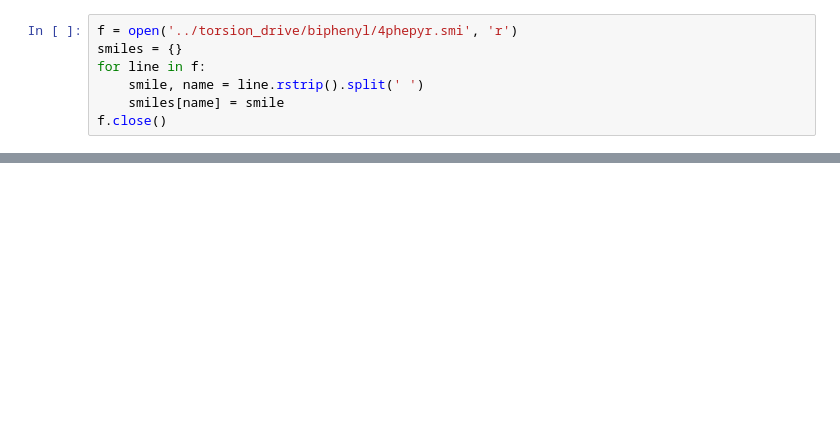
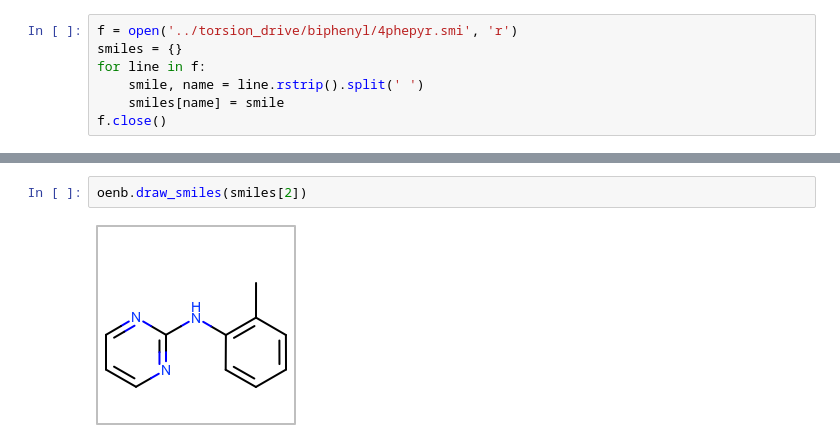
Before and after one commit to choderalab/torsionfit_examples, a Jupyter notebook: fragmentation/Fragmentation_prototyping.ipynb, the cells around one changed output, grey strips where cells are left out. Saved outputs shown, nothing was run; the diff lists cells and outputs as text; blank space fills up the shorter version.

```diff
--- a/fragmentation/Fragmentation_prototyping.ipynb
+++ b/fragmentation/Fragmentation_prototyping.ipynb
@@ -132,0 +325,4 @@ Warning: OEWriteReport() Cannot write empty report!
+# %%
+oenb.draw_smiles(smiles[2])
+# %% [output]
+[figure, added]
```
Also changed, not shown: parts of 38 cells of this notebook, 8 other files.
